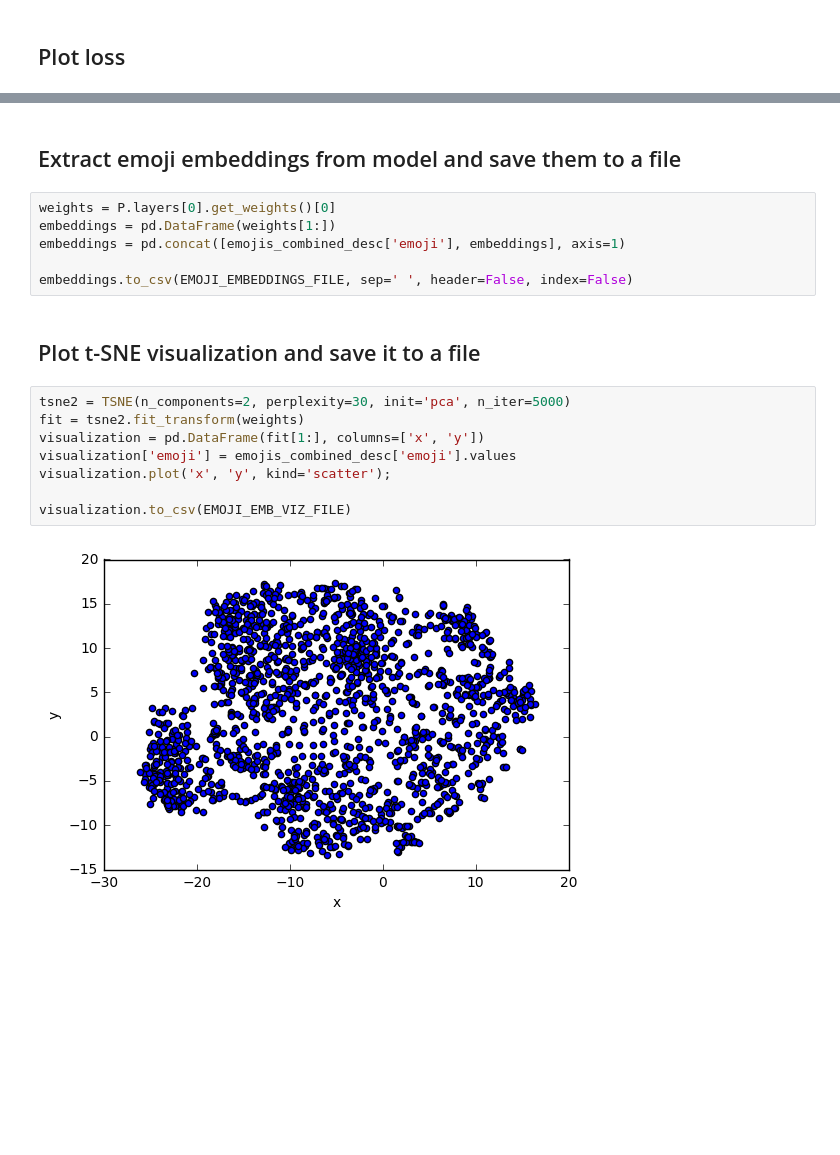
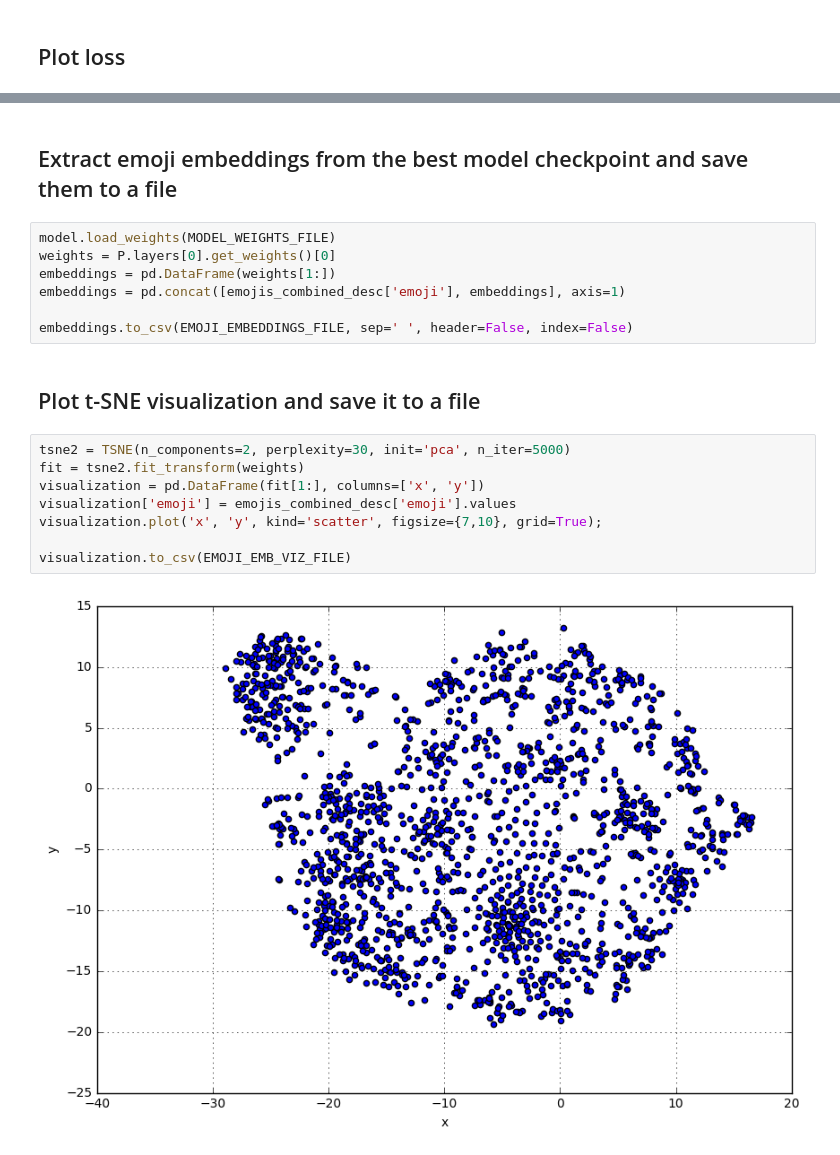
Before and after one commit to bradleypallen/keras-emoji-embeddings, a Jupyter notebook: Generating emoji embeddings using Keras.ipynb, the cells around one changed output, grey strips where cells are left out. Cells and saved outputs as stored; diff of their text form; blank space fills up the shorter version.

```diff
--- a/Generating emoji embeddings using Keras.ipynb
+++ b/Generating emoji embeddings using Keras.ipynb
@@ -235,6 +253,7 @@ ax.set_ylim([0.0,2.0]);
 # %% [markdown]
-## Extract emoji embeddings from model and save them to a file
+## Extract emoji embeddings from the best model checkpoint and save them to a file
 # %%
+model.load_weights(MODEL_WEIGHTS_FILE)
 weights = P.layers[0].get_weights()[0]
 embeddings = pd.DataFrame(weights[1:])
 embeddings = pd.concat([emojis_combined_desc['emoji'], embeddings], axis=1)
@@ -245,10 +264,10 @@ embeddings.to_csv(EMOJI_EMBEDDINGS_FILE, sep=' ', header=False, index=False)
 # %%
 tsne2 = TSNE(n_components=2, perplexity=30, init='pca', n_iter=5000)
 fit = tsne2.fit_transform(weights)
 visualization = pd.DataFrame(fit[1:], columns=['x', 'y'])
 visualization['emoji'] = emojis_combined_desc['emoji'].values
-visualization.plot('x', 'y', kind='scatter');
+visualization.plot('x', 'y', kind='scatter', figsize={7,10}, grid=True);
 
 visualization.to_csv(EMOJI_EMB_VIZ_FILE)
 # %% [output]
-[figure, old version]
+[figure, new version]
```
Also changed, not shown: parts of 3 cells of this notebook, 2 other files.
